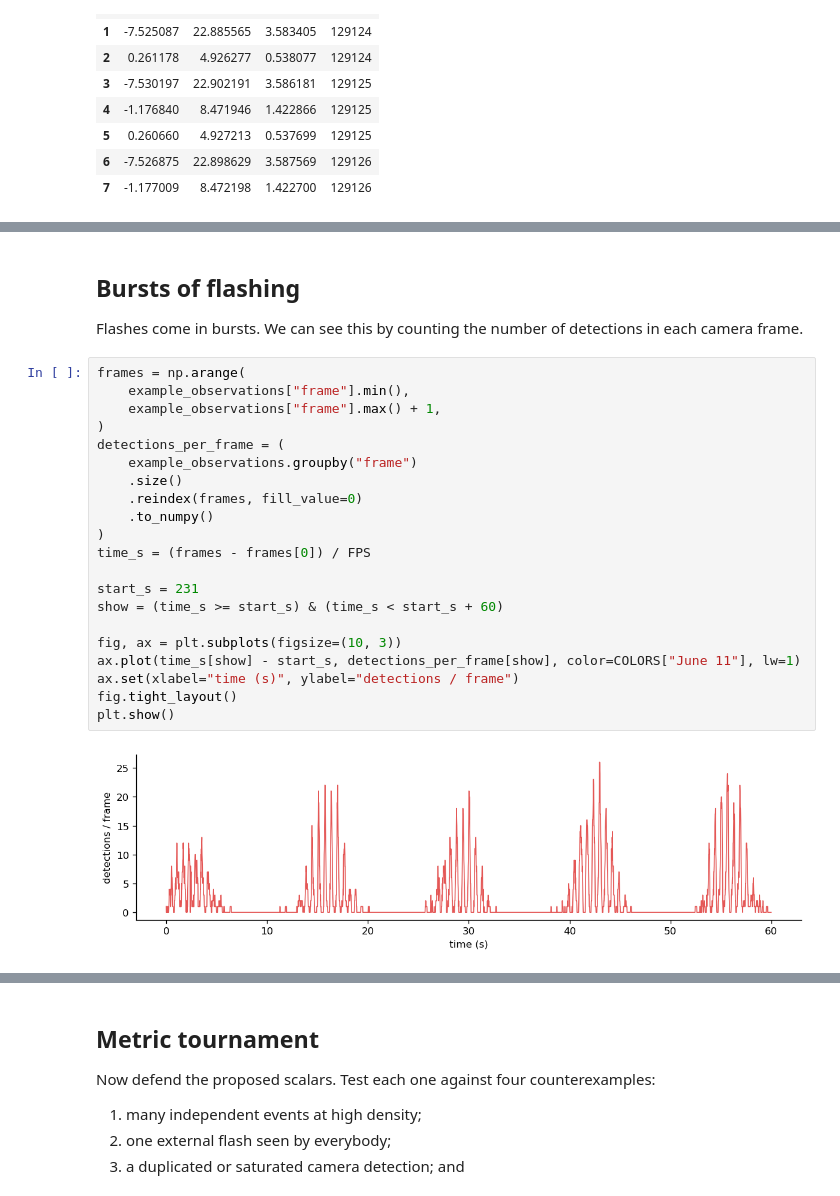
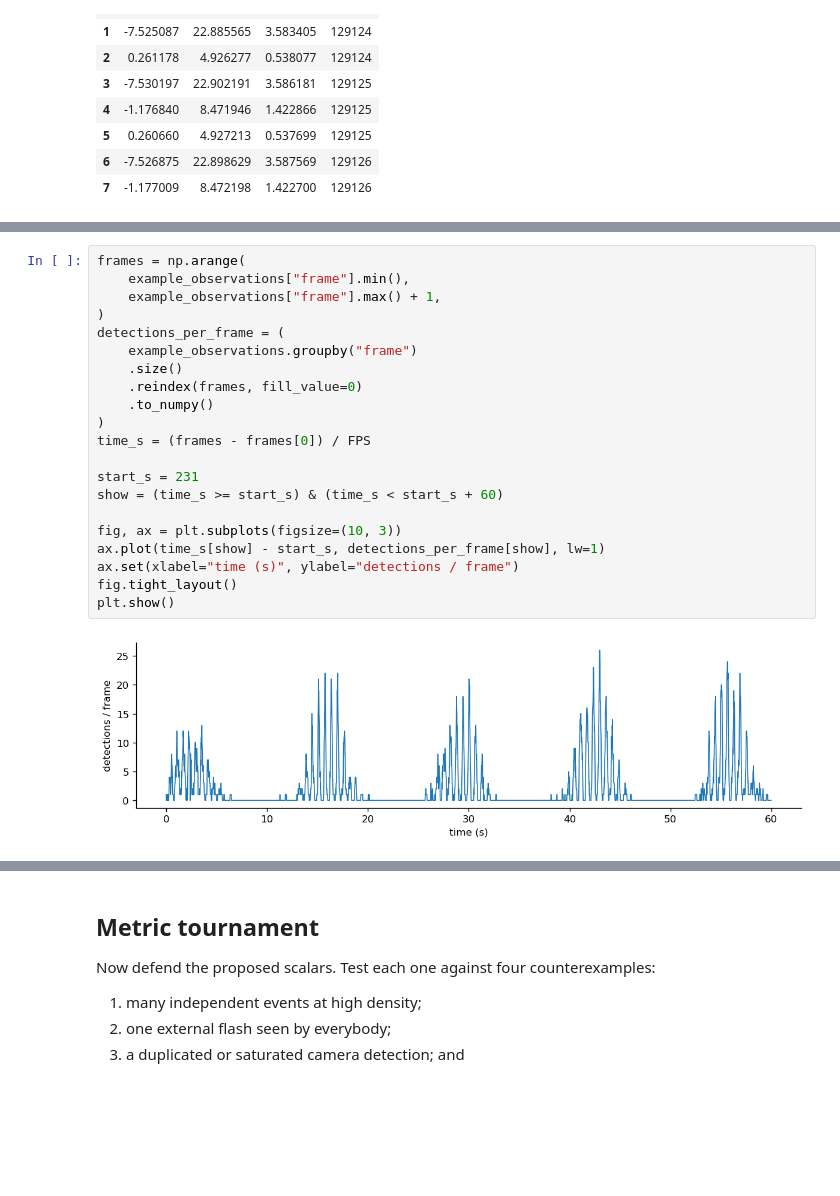
Before and after one commit to shaevitz/567-Crowd-Control, a Jupyter notebook: lectures/lecture-02-firefly-synchronization.ipynb, the cells around one changed output, grey strips where cells are left out. Drawn from its saved outputs; the diff is of its cells as text; blank space fills up the shorter version.

```diff
--- a/lectures/lecture-02-firefly-synchronization.ipynb
+++ b/lectures/lecture-02-firefly-synchronization.ipynb
@@ -191,31 +191,27 @@ example_observations.head(8)
 movie("firefly-synchrony.mp4")
 # %% [output]
 [interactive output not drawn]
-# %% [markdown]
-## Bursts of flashing
-
-Flashes come in bursts. We can see this by counting the number of detections in each camera frame.
 # %%
 frames = np.arange(
     example_observations["frame"].min(),
     example_observations["frame"].max() + 1,
 )
 detections_per_frame = (
     example_observations.groupby("frame")
     .size()
     .reindex(frames, fill_value=0)
     .to_numpy()
 )
 time_s = (frames - frames[0]) / FPS
 
 start_s = 231
 show = (time_s >= start_s) & (time_s < start_s + 60)
 
 fig, ax = plt.subplots(figsize=(10, 3))
-ax.plot(time_s[show] - start_s, detections_per_frame[show], color=COLORS["June 11"], lw=1)
+ax.plot(time_s[show] - start_s, detections_per_frame[show], lw=1)
 ax.set(xlabel="time (s)", ylabel="detections / frame")
 fig.tight_layout()
 plt.show()
 # %% [output]
-[figure, old version]
+[figure, new version]
 # %% [markdown]
```
Also changed, not shown: parts of 4 cells of this notebook, 2 other files.
